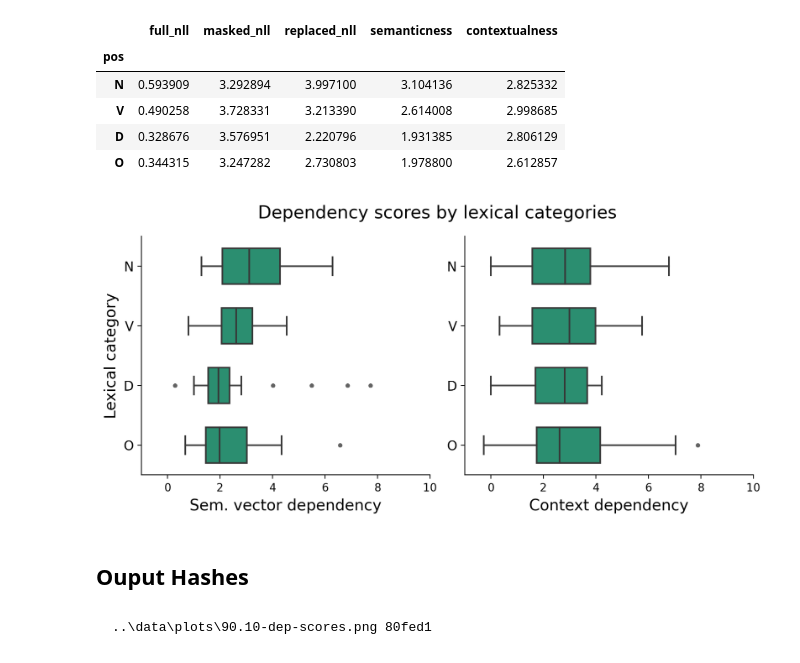
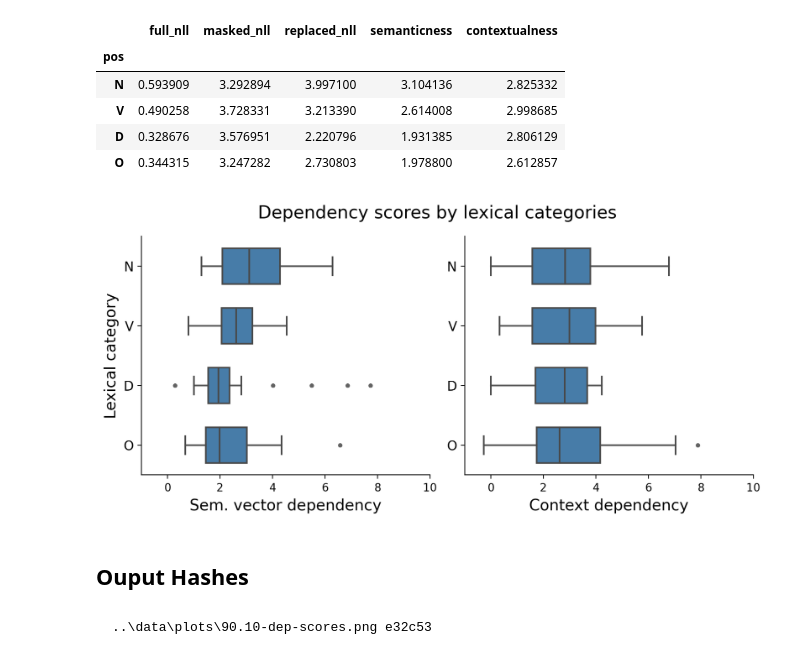
Before and after one commit to seantyh/vec4gloss, a Jupyter notebook: etc/90.10-paper-figure-rating.ipynb, the cells around one changed output. Saved outputs shown, nothing was run; the diff lists cells and outputs as text; code cells hidden in the pictures.

Commit message:
update colors in figure of 90.10

````diff
--- a/etc/90.10-paper-figure-rating.ipynb
+++ b/etc/90.10-paper-figure-rating.ipynb
@@ -40,41 +40,41 @@ raw_data.drop(["cwnid", "target"], axis=1).groupby("pos").median().reindex(list(
 fig, axes = plt.subplots(1, 2, figsize=(10,4), dpi=200)
 
 flier_color = cm.get_cmap("tab20c")(16)
-box_color = cm.get_cmap("Dark2")(0)
+box_color = cm.get_cmap("Set1")(1)
 
 box_width = 0.6
 flierprops = {"marker": "o", "markersize": 4,
               "markerfacecolor": flier_color,
               "markeredgecolor": "none"}
 sns.boxplot(x="semanticness", y='pos',
                  data=raw_data, ax=axes[0],
                  width=box_width, color=box_color, flierprops=flierprops)
 axes[0].set_xlim((-1,10))
 axes[0].set_ylabel("Lexical category", fontsize=14)
 axes[0].set_xlabel("Sem. vector dependency", fontsize=14)
 axes[0].set_yticklabels(axes[0].get_yticklabels(), fontsize=12)
 sns.boxplot(x="contextualness", y='pos',
                  data=raw_data, ax=axes[1],
                  width=box_width, color=box_color, flierprops=flierprops)
 axes[1].set_xlim((-1,10))
 axes[1].set_ylabel("")
 axes[1].set_yticklabels(axes[1].get_yticklabels(), fontsize=12)
 axes[1].set_xlabel("Context dependency", fontsize=14)
 plt.subplots_adjust(wspace=0.12)
 for i in range(2):
     axes[i].spines['top'].set_visible(False)
     axes[i].spines['right'].set_visible(False)
 fig.suptitle("Dependency scores by lexical categories",
              fontsize=16)
 plot_path = "../data/plots/90.10-dep-scores.png"
 fig.savefig(plot_path)
 # %% [output]
-[figure, old version]
+[figure, new version]
 # %% [markdown]
 ## Ouput Hashes
 # %% [markdown]
 ```
-..\data\plots\90.10-dep-scores.png 80fed1
+..\data\plots\90.10-dep-scores.png e32c53
 ```
 # %%
 _ = check_hashes(plot_path)
````
Also changed, not shown: parts of 1 cell of this notebook, 3 other files.
